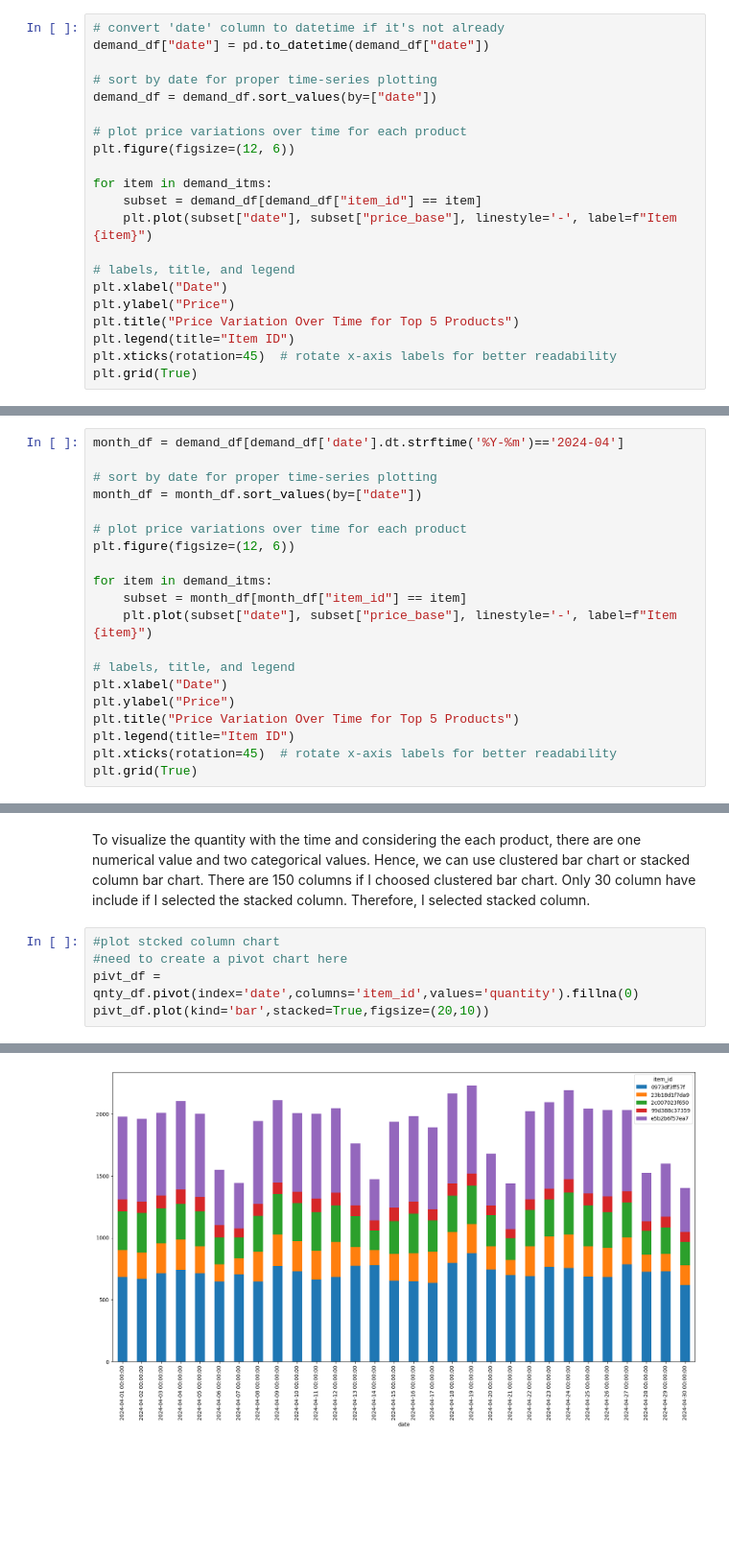
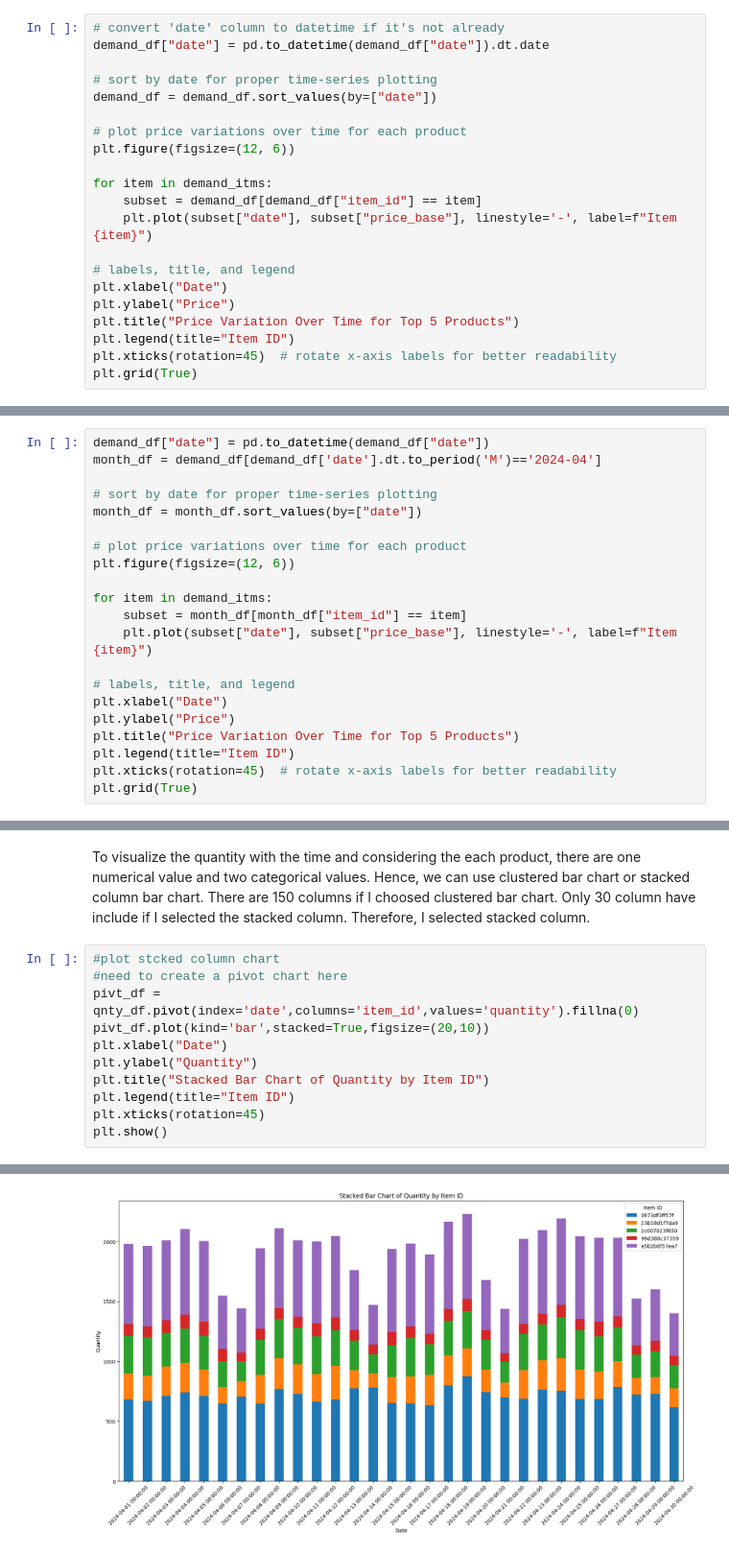
Before and after one commit to Nipuna-Tennakoon/sales-data-analysis, a Jupyter notebook: eda-visualization.ipynb, the cells around one changed output, grey strips where cells are left out. Shown at 96% size. Saved outputs shown, nothing was run; the diff lists cells and outputs as text; blank space fills up the shorter version.

```diff
--- a/eda-visualization.ipynb
+++ b/eda-visualization.ipynb
@@ -181,7 +181,7 @@ memory usage: 802.4+ KB
 Lets visualize now!
 # %%
 # convert 'date' column to datetime if it's not already
-demand_df["date"] = pd.to_datetime(demand_df["date"])
+demand_df["date"] = pd.to_datetime(demand_df["date"]).dt.date
 
 # sort by date for proper time-series plotting
 demand_df = demand_df.sort_values(by=["date"])
@@ -210,7 +210,8 @@ See the caveats in the documentation: https://pandas.pydata.org/pandas-docs/stab
 # %% [markdown]
 The above visualization shows the price variation between two years. The item 0973df3ff57f price has increased compared to other products with a increasing trend. Other four item prices shown the seasonal pattern but not having the observable trend. We can superimpose the plot taking a one month data.
 # %%
-month_df = demand_df[demand_df['date'].dt.strftime('%Y-%m')=='2024-04']
+demand_df["date"] = pd.to_datetime(demand_df["date"])
+month_df = demand_df[demand_df['date'].dt.to_period('M')=='2024-04']
 
 # sort by date for proper time-series plotting
 month_df = month_df.sort_values(by=["date"])
@@ -316,4 +317,10 @@ To visualize the quantity with the time and considering the each product, there
 #need to create a pivot chart here
 pivt_df = qnty_df.pivot(index='date',columns='item_id',values='quantity').fillna(0)
 pivt_df.plot(kind='bar',stacked=True,figsize=(20,10))
+plt.xlabel("Date")
+plt.ylabel("Quantity")
+plt.title("Stacked Bar Chart of Quantity by Item ID")
+plt.legend(title="Item ID")
+plt.xticks(rotation=45)
+plt.show()
 # %% [output]
@@ -321 +327 @@ pivt_df.plot(kind='bar',stacked=True,figsize=(20,10))
-[figure, old version]
+[figure, new version]
```
Also changed, not shown: parts of 2 cells of this notebook.
